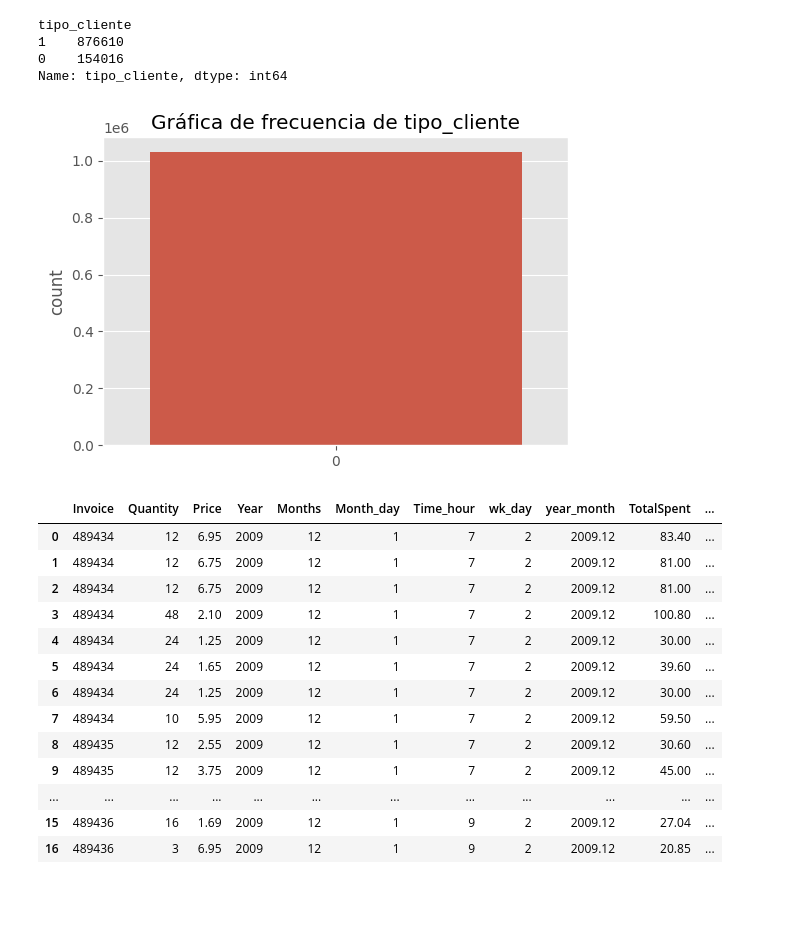
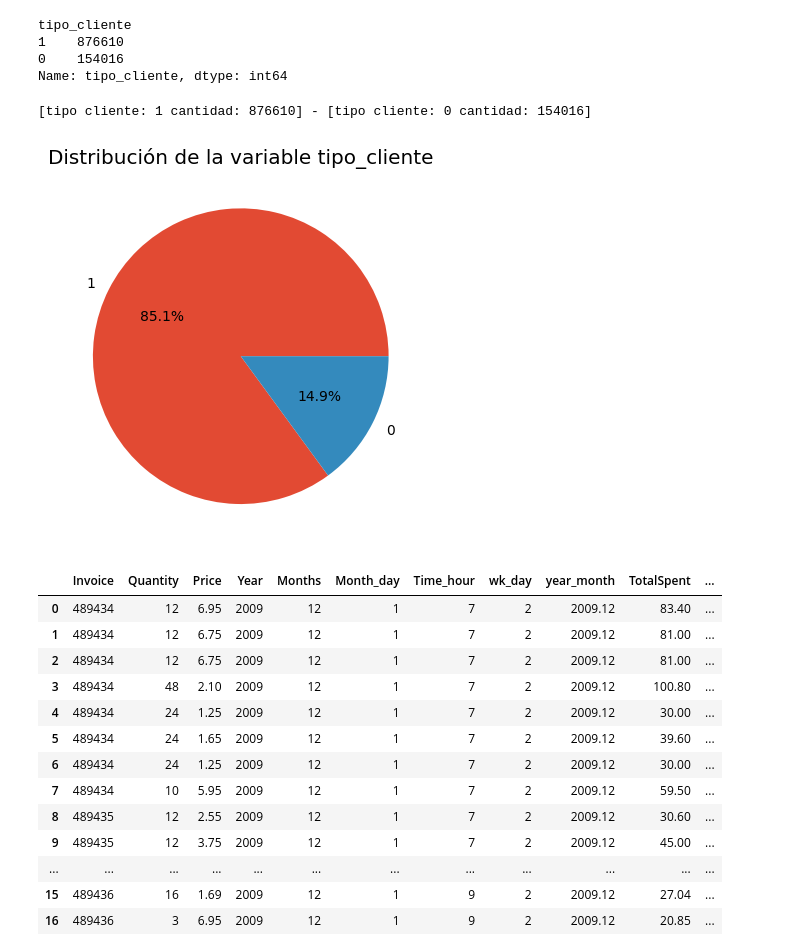
Before and after one commit to lmbd92/DataScienceMonograph, a Jupyter notebook: Notebooks/iteracion2.ipynb, the cells around one changed output. Saved outputs shown, nothing was run; the diff lists cells and outputs as text; code cells hidden in the pictures; blank space fills up the shorter version.

```diff
--- a/Notebooks/iteracion2.ipynb
+++ b/Notebooks/iteracion2.ipynb
@@ -201,15 +203,27 @@ tipo_cliente
 1    876610
 0    154016
 Name: tipo_cliente, dtype: int64
-# %%
-plt.figure(figsize=(6,4))
-
-plt.title('Gráfica de frecuencia de tipo_cliente')
-sns.countplot(df.tipo_cliente)
-
-plt.show()
-# %% [output]
-[figure, removed]
+# %%
+# Obtener los valores únicos de tipo_cliente y su frecuencia
+tipo_cliente = df['tipo_cliente'].unique()
+frecuencia = df['tipo_cliente'].value_counts().values
+
+# Etiquetas para los sectores de la torta
+labels = tipo_cliente
+
+# Crear la gráfica de torta
+plt.pie(frecuencia, labels=labels, autopct='%1.1f%%', labeldistance=1.1)
+
+# Título de la gráfica
+plt.title('Distribución de la variable tipo_cliente')
+
+print(f"[tipo cliente: {tipo_cliente[0]} cantidad: {frecuencia[0]}] - [tipo cliente: {tipo_cliente[1]} cantidad: {frecuencia[1]}]")
+
+# Mostrar la gráfica
+plt.show()
+# %% [output]
+[tipo cliente: 1 cantidad: 876610] - [tipo cliente: 0 cantidad: 154016]
+[figure, added]
 # %%
 df.head(20)
 # %% [output]
```
Also changed, not shown: parts of 1 cell of this notebook.
